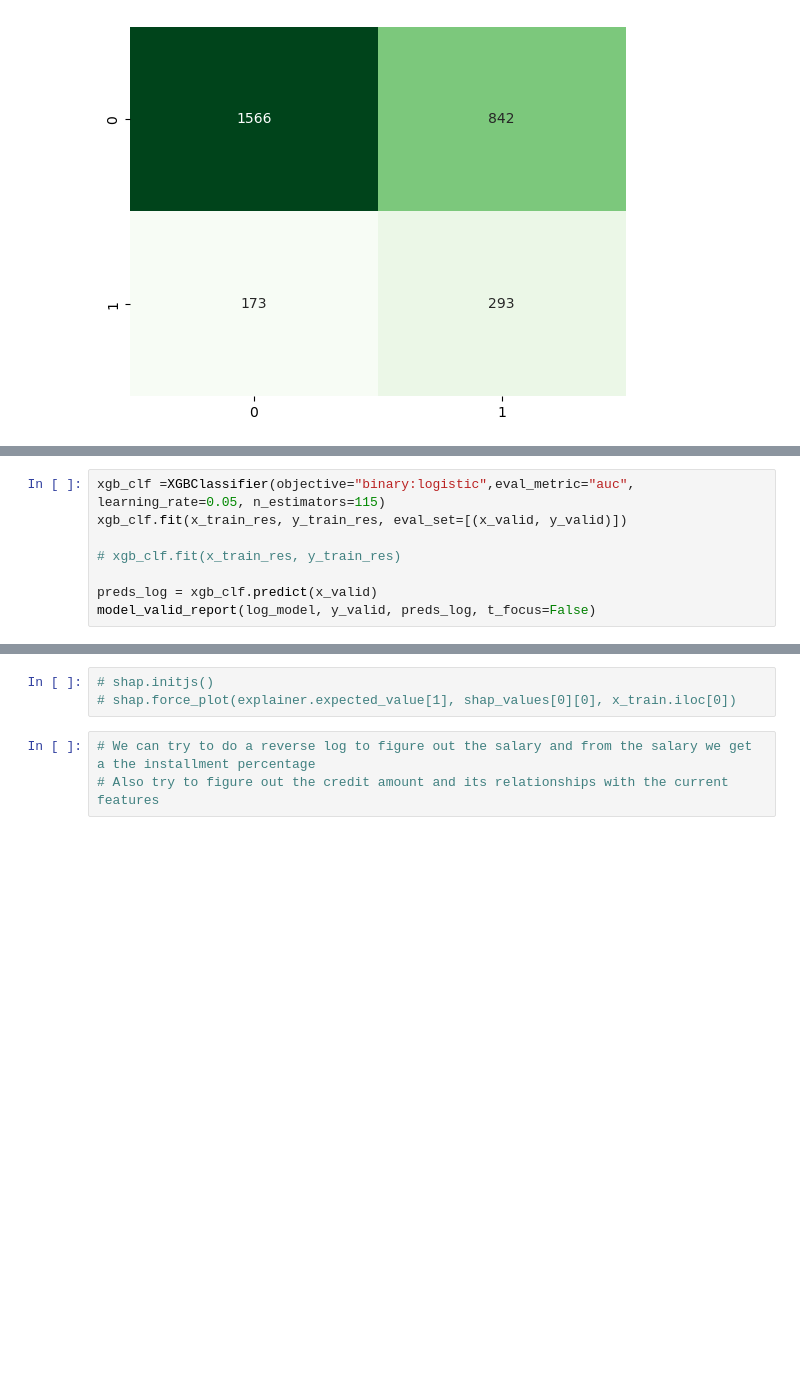
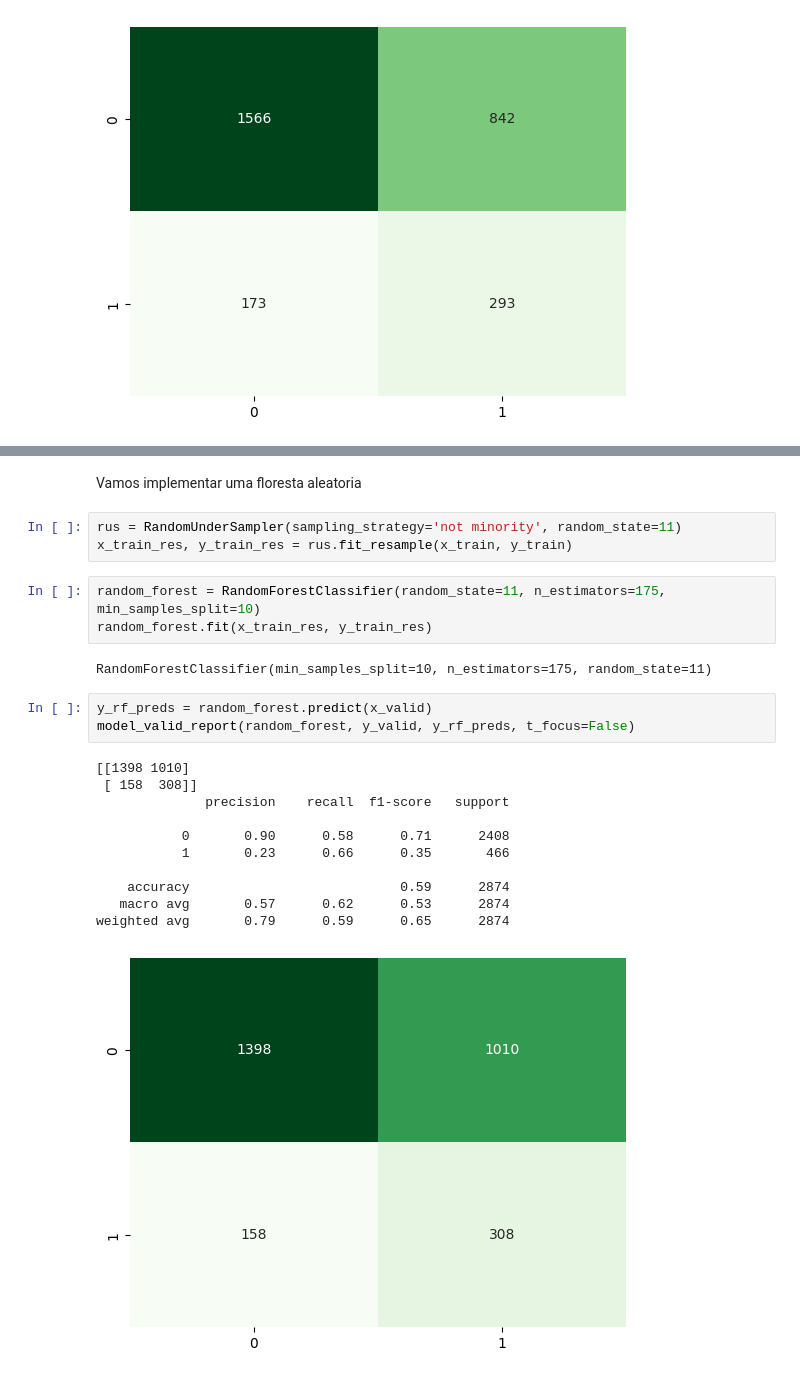
Before and after one commit to 7131HDMC/loan_risk, a Jupyter notebook: loan_risk.ipynb, the cells around one changed output, grey strips where cells are left out. Cells and saved outputs as stored; diff of their text form; blank space fills up the shorter version.

Commit message:
Add random forest classifier and test pytorch nn module

```diff
--- a/loan_risk.ipynb
+++ b/loan_risk.ipynb
@@ -277,8 +296,0 @@ XGB
-# %%
-xgb_clf =XGBClassifier(objective="binary:logistic",eval_metric="auc", learning_rate=0.05, n_estimators=115)
-xgb_clf.fit(x_train_res, y_train_res, eval_set=[(x_valid, y_valid)])
-
-# xgb_clf.fit(x_train_res, y_train_res)
-
-preds_log = xgb_clf.predict(x_valid)
-model_valid_report(log_model, y_valid, preds_log, t_focus=False)
@@ -315,6 +297,25 @@ No data for colormapping provided via 'c'. Parameters 'vmin', 'vmax' will be ign
-# %%
-# shap.initjs()
-# shap.force_plot(explainer.expected_value[1], shap_values[0][0], x_train.iloc[0])
-# %%
-# We can try to do a reverse log to figure out the salary and from the salary we get a the installment percentage
-# Also try to figure out the credit amount and its relationships with the current features
+# %% [markdown]
+Vamos implementar uma floresta aleatoria
+# %%
+rus = RandomUnderSampler(sampling_strategy='not minority', random_state=11)
+x_train_res, y_train_res = rus.fit_resample(x_train, y_train)
+# %%
+random_forest = RandomForestClassifier(random_state=11, n_estimators=175, min_samples_split=10)
+random_forest.fit(x_train_res, y_train_res)
+# %% [output]
+RandomForestClassifier(min_samples_split=10, n_estimators=175, random_state=11)
+# %%
+y_rf_preds = random_forest.predict(x_valid)
+model_valid_report(random_forest, y_valid, y_rf_preds, t_focus=False)
+# %% [output]
+[[1398 1010]
+ [ 158  308]]
+              precision    recall  f1-score   support
+
+           0       0.90      0.58      0.71      2408
+           1       0.23      0.66      0.35       466
+
+    accuracy                           0.59      2874
+   macro avg       0.57      0.62      0.53      2874
+weighted avg       0.79      0.59      0.65      2874
+[figure, added]
```
Also changed, not shown: parts of 12 cells of this notebook.
